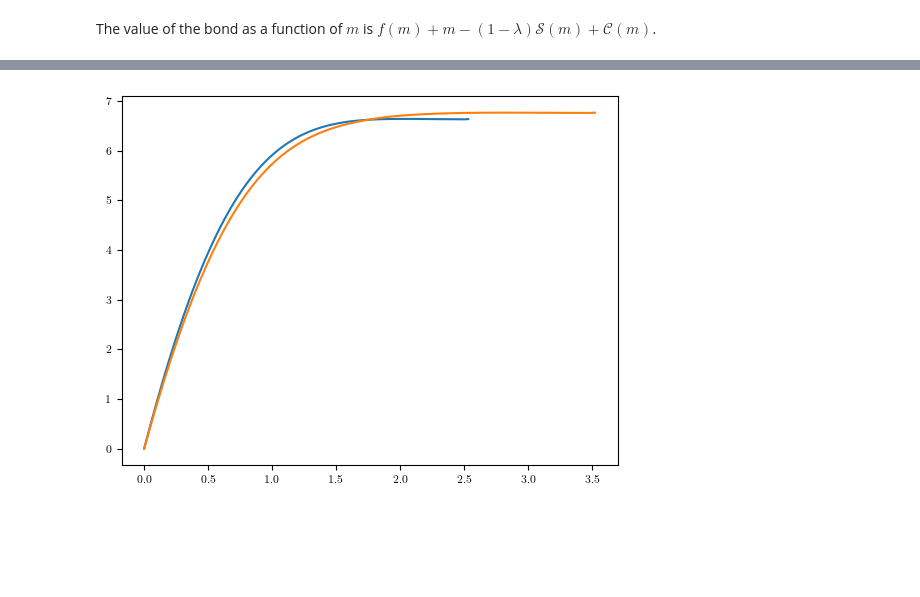
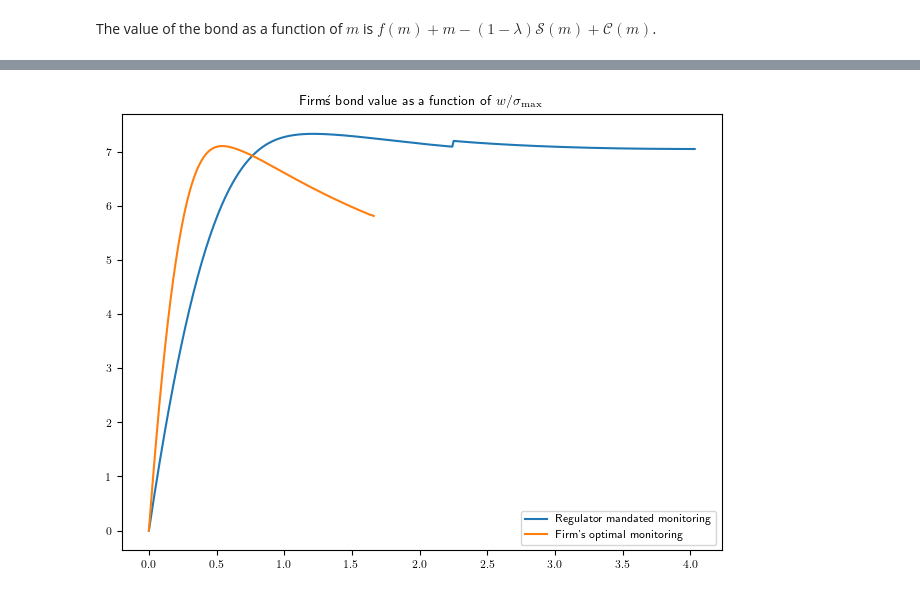
Before and after one commit to arashfahim/Corporate-Governance-and-Asset-Pricing, a Jupyter notebook: Notebook_cost_bond.ipynb, the cells around one changed output, grey strips where cells are left out. Saved outputs shown, nothing was run; the diff lists cells and outputs as text; code cells hidden in the pictures; blank space fills up the shorter version.

Commit message:
New_slack

```diff
--- a/Notebook_cost_bond.ipynb
+++ b/Notebook_cost_bond.ipynb
@@ -28,10 +28,10 @@ config_dict = {
         "r:": 0.1, #kappa
         "\u03bb": 0.5,# lambda
         "\u03c3": [ # sigma
-        1/(1+i) for i in range(1,2)
+        1/(1+i) for i in range(2,3)
         ],
         "\u03c1": [# rho
-        i*0.1 for i in range(1,2)
+        i*0.15 for i in range(2,3)
         ]
         },
         "Numerical_settings": {
@@ -53,10 +53,10 @@ config_dict1 = {
         "r:": 0.1, #kappa
         "\u03bb": 0.5,# lambda
         "\u03c3": [ # sigma
-        1/(1+i) for i in range(0,2)
+        1/(1+i) for i in range(0,3)
         ],
         "\u03c1": [# rho
-        i*0.1 for i in range(0,2)
+        i*0.15 for i in range(0,3)
         ]
         },
         "Numerical_settings": {
@@ -165,7 +156,16 @@ plt.plot(SOL1.mS,SOL1.f[:ind1]+SOL1.mS-(1-SOL1.param[3])*SOL1.S + SOL1.C);
 # %%
 ind = SOL.mS.shape[0]
 ind1 = SOL1.mS.shape[0]
-plt.plot(SOL.x[:ind]/SOL.param[4][-1],SOL.f[:ind]+SOL.x[:ind]/SOL.param[4][-1]-(1-SOL.param[3])*SOL.S + SOL.C)
-plt.plot(SOL1.x[:ind1]/SOL1.param[4][-1],SOL1.f[:ind1]+SOL1.x[:ind1]/SOL1.param[4][-1]-(1-SOL1.param[3])*SOL1.S + SOL1.C);
+NS = SOL.x[:ind]/SOL.param[4][0]
+NS1 = SOL1.x[:ind1]/SOL1.param[4][0]
+B_NS = SOL.f[:ind]+SOL.x[:ind]/SOL.param[4][0]-(1-SOL.param[3])*SOL.S + SOL.C
+B1_NS = SOL1.f[:ind1]+SOL1.x[:ind1]/SOL1.param[4][0]-(1-SOL1.param[3])*SOL1.S + SOL1.C
+plt.plot(NS,B_NS,label='Regulator mandated monitoring')
+plt.plot(NS1,B1_NS,label='Firm\'s optimal monitoring');
+plt.legend();
+plt.tight_layout();
+plt.title(r'Firm\'s bond value as a function of $w/\sigma_{\max}$');
+np.savetxt('mandatory_bond_vs_new_slack.dat', np.column_stack((NS,B_NS)), delimiter=',',header="M,mandate")
+np.savetxt('optimal_bond_vs_new_slack.dat', np.column_stack((NS1,B1_NS)), delimiter=',',header="M,optimal")
 # %% [output]
-[figure, old version]
+[figure, new version]
```
Also changed, not shown: parts of 5 cells of this notebook, 7 other files.
